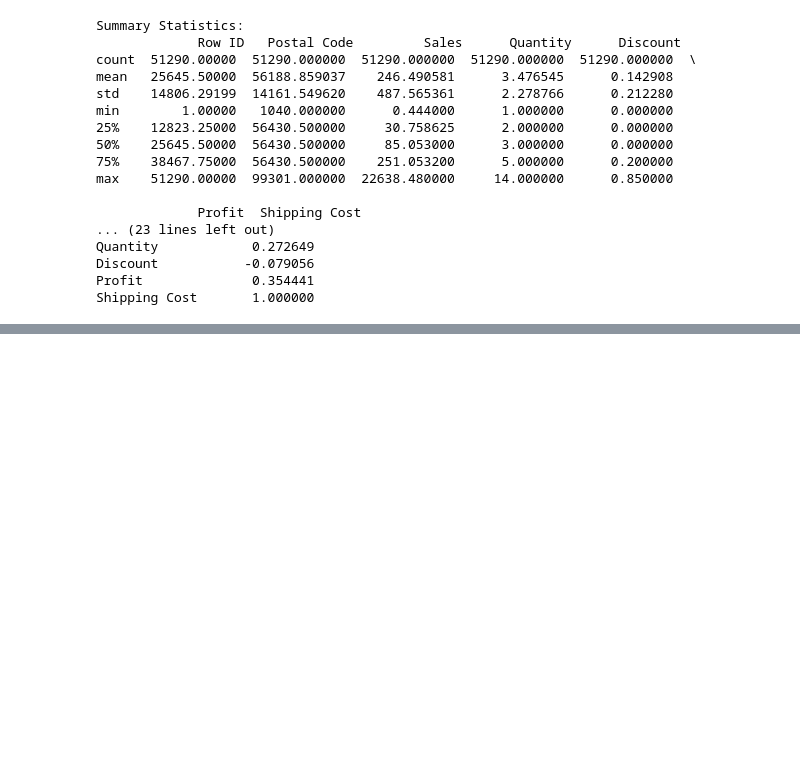
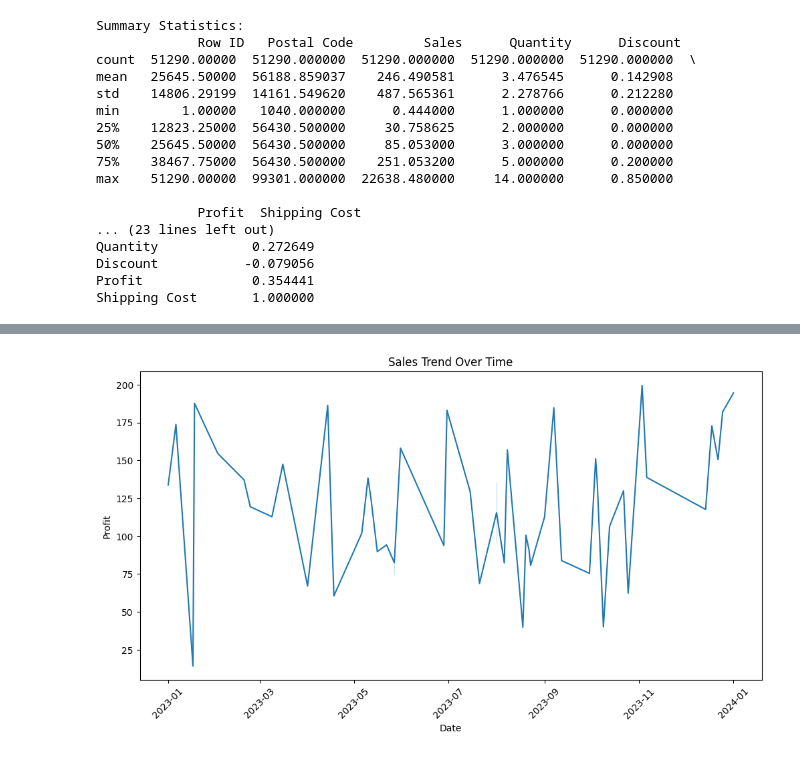
Before and after one commit to Bharadwaj6903/data_analysis_internship, a Jupyter notebook: TASK-2/task2.ipynb, the cells around one changed output, grey strips where cells are left out. Saved outputs shown, nothing was run; the diff lists cells and outputs as text; code cells hidden in the pictures; blank space fills up the shorter version.

```diff
--- a/TASK-2/task2.ipynb
+++ b/TASK-2/task2.ipynb
@@ -82,3 +82,6 @@ import seaborn as sns
 from sklearn.model_selection import train_test_split
 from sklearn.linear_model import LinearRegression
 from sklearn.metrics import mean_absolute_error, mean_squared_error, r2_score
+# %%
+df = pd.read_excel("sales_data.xlsx")
+df.head()
@@ -85,13 +95,6 @@ from sklearn.metrics import mean_absolute_error, mean_squared_error, r2_score
 # %%
-# Load dataset
-df = pd.read_csv("sales_data.csv")
-
 # Inspect the dataset
 print("Dataset Shape:", df.shape)
 print("Missing Values:\n", df.isnull().sum())
 print("Data Types:\n", df.dtypes)
-
-# Data Cleaning
-# Remove duplicates
-df.drop_duplicates(inplace=True)
 # %% [output]
@@ -99,21 +163,9 @@ FileNotFoundError: [Errno 2] No such file or directory: 'sales_data.csv'
 # %%
-# Convert Date column to datetime format
-df['Date'] = pd.to_datetime(df['Date'])
-
 # Exploratory Data Analysis
 plt.figure(figsize=(12, 6))
-sns.lineplot(data=df, x='Date', y='Revenue')
+sns.lineplot(data=df, x='Date', y='Profit')
 plt.title('Sales Trend Over Time')
 plt.xticks(rotation=45)
 plt.show()
-
-plt.figure(figsize=(8, 5))
-sns.scatterplot(data=df, x='Unit_Cost', y='Profit')
-plt.title('Profit vs Unit Cost')
-plt.show()
-
-plt.figure(figsize=(10, 5))
-df.groupby('State')['Revenue'].sum().plot(kind='bar', color='skyblue')
-plt.title('Total Sales by State')
-plt.ylabel('Sales')
-plt.show()
+# %% [output]
+[figure, added]
```
Also changed, not shown: parts of 13 cells of this notebook.
